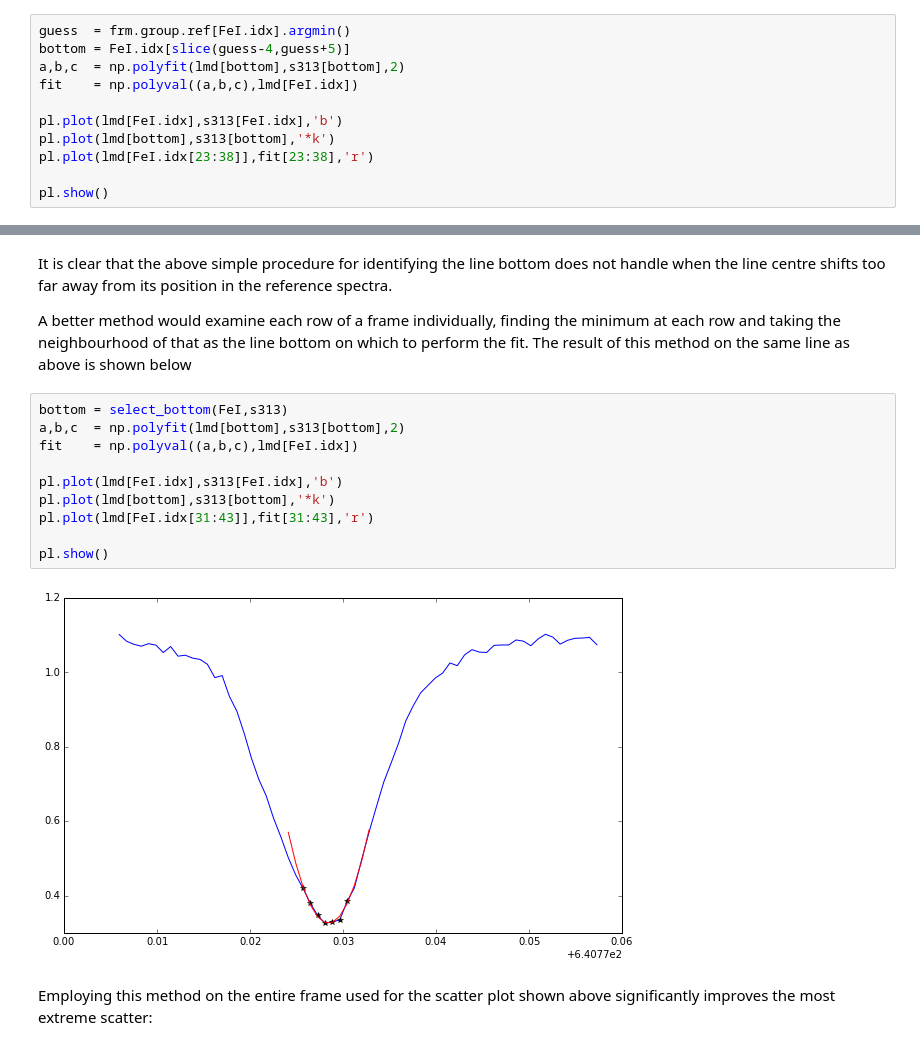
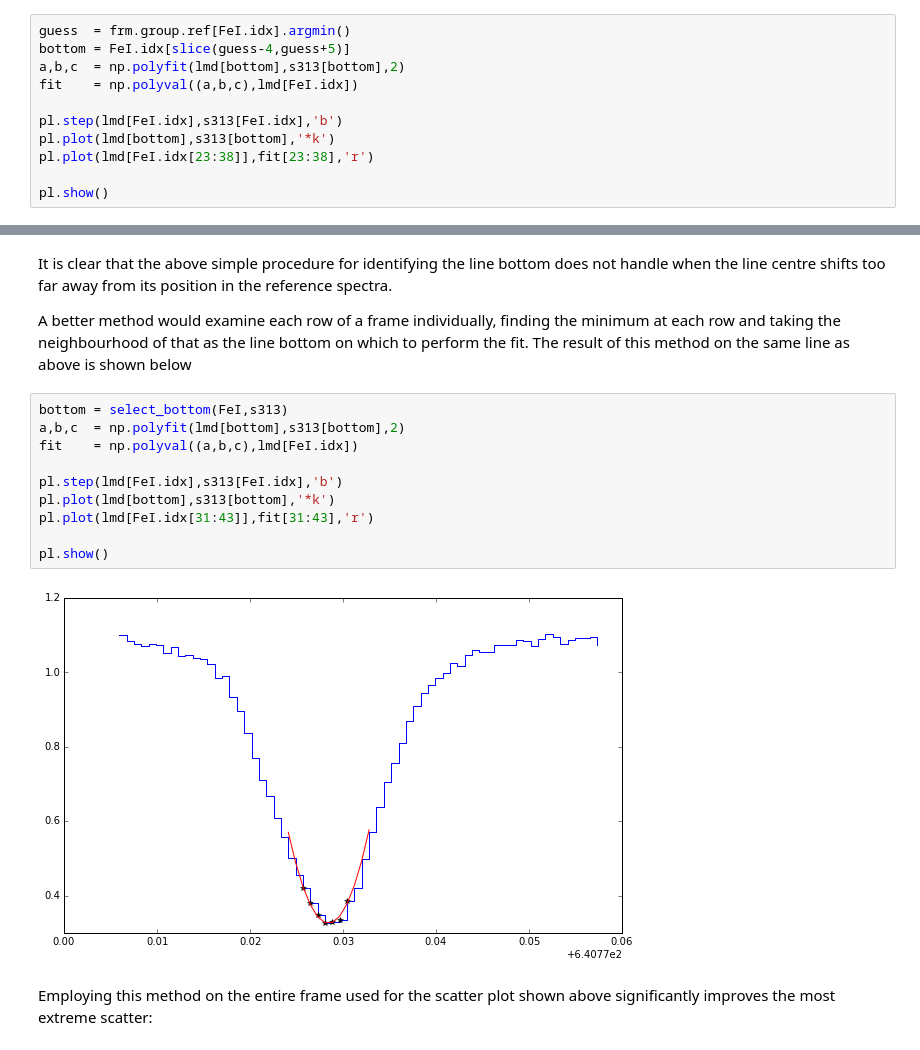
Before and after one commit to Tobychev/Danspectra, a Jupyter notebook: Testing_line_center_fitting.ipynb, the cells around one changed output, grey strips where cells are left out. Saved outputs shown, nothing was run; the diff lists cells and outputs as text.

```diff
--- a/Testing_line_center_fitting.ipynb
+++ b/Testing_line_center_fitting.ipynb
@@ -78,7 +78,7 @@ bottom = FeI.idx[slice(guess-4,guess+5)]
 a,b,c  = np.polyfit(lmd[bottom],s313[bottom],2)
 fit    = np.polyval((a,b,c),lmd[FeI.idx])
 
-pl.plot(lmd[FeI.idx],s313[FeI.idx],'b')
+pl.step(lmd[FeI.idx],s313[FeI.idx],'b')
 pl.plot(lmd[bottom],s313[bottom],'*k')
 pl.plot(lmd[FeI.idx[23:38]],fit[23:38],'r')
 
@@ -92,15 +92,15 @@ A better method would examine each row of a frame individually, finding the mini
 # %%
 bottom = select_bottom(FeI,s313)
 a,b,c  = np.polyfit(lmd[bottom],s313[bottom],2)
 fit    = np.polyval((a,b,c),lmd[FeI.idx])
 
-pl.plot(lmd[FeI.idx],s313[FeI.idx],'b')
+pl.step(lmd[FeI.idx],s313[FeI.idx],'b')
 pl.plot(lmd[bottom],s313[bottom],'*k')
 pl.plot(lmd[FeI.idx[31:43]],fit[31:43],'r')
 
 pl.show()
 # %% [output]
-[figure, old version]
+[figure, new version]
 # %% [markdown]
 Employing this method on the entire frame used for the scatter plot shown above significantly improves the most extreme scatter:
 # %%
```
Also changed, not shown: parts of 4 cells of this notebook.
